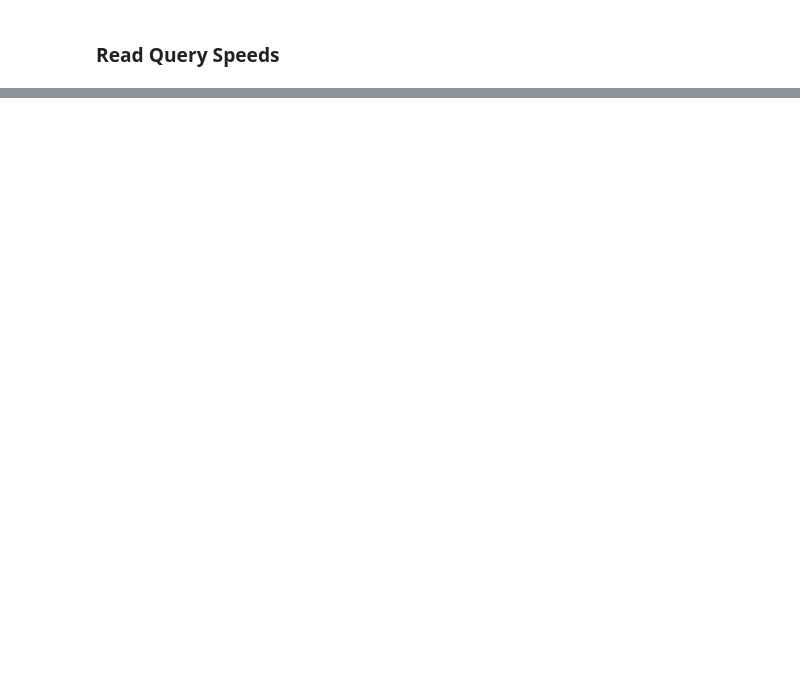
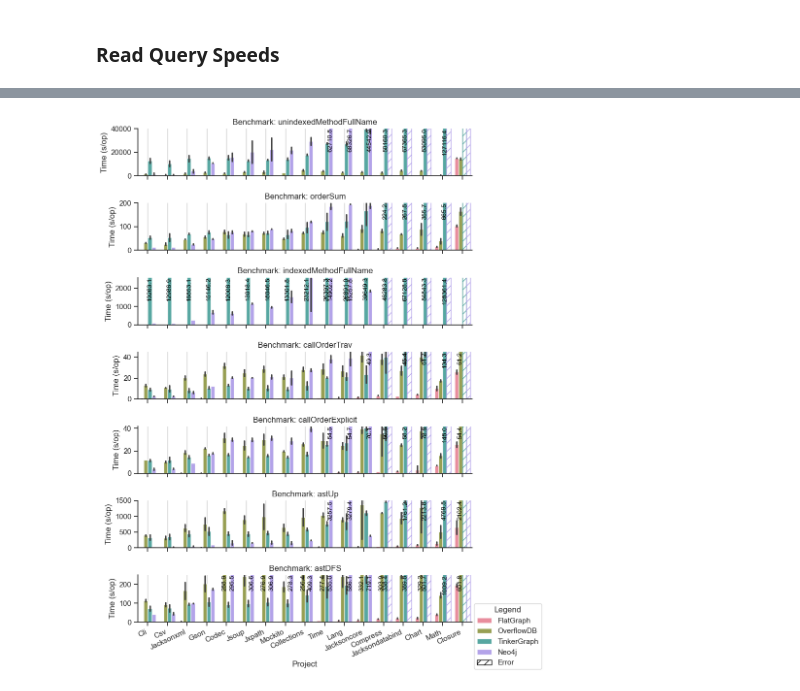
Before and after one commit to plume-oss/benchmarking, a Jupyter notebook: read_write_performance_plots.ipynb, the cells around one changed output, grey strips where cells are left out. Drawn from its saved outputs; the diff is of its cells as text; code cells hidden in the pictures; blank space fills up the shorter version.

```diff
--- a/read_write_performance_plots.ipynb
+++ b/read_write_performance_plots.ipynb
@@ -639,0 +268,87 @@ plt.show()
+# %%
+import seaborn as sns
+import matplotlib.pyplot as plt
+from matplotlib.patches import Patch
+
+df = final_df[(final_df['Type'] == 'read') & (final_df['Benchmark'].isin(benchmarks)) & (final_df['Mem'] == 8)]
+df = impute_error(df)
+
+sns.set_style("ticks", {'axes.grid': True})
+g = sns.catplot(
+    data=df,
+    x='Project',
+    y='Score',
+    hue='Database',
+    order=projects,
+    hue_order=databases,
+    palette=palette,
+    col='Benchmark',
+    kind='bar',
+    height=1.6,
+    col_wrap=1,
+    sharey=False,
+    aspect=4.8,
+    alpha=0.9,
+)
+
+y_limits = {
+    'astDFS': 250,
+    'astUp': 1500,
+    'callOrderExplicit': 42,
+    'callOrderTrav': 45,
+    'indexedMethodFullName': 2600,
+    'orderSum': 200,
+    'unindexedMethodFullName': 40_000,
+}
+
+y_label_unit = df["Unit"].iloc[0]
+g.set_axis_labels("Project", f'Time ({df["Unit"].iloc[0]})')
+g.set_titles("Benchmark: {col_name}")
+
+handles, _ = g.axes.flat[-1].get_legend_handles_labels()
+
+custom_legend = Patch(facecolor='white', edgecolor='black', hatch='//', label='Error')
+
+handles.append(custom_legend)
+
+g.legend.remove()
+
+for ax in g.axes.flat:
+    ax.grid()
+    benchmark_name = ax.get_title().split(": ")[1].split(":")[0]
+    if benchmark_name in y_limits:
+        ax.set_ylim(0, y_limits[benchmark_name])
+
+    ax.set_title(f"Benchmark: {benchmark_name}")
+
+    for label in ax.get_xticklabels():
+        label.set_rotation(25)
+        label.set_ha('right')
+    for i, patch in enumerate(ax.patches):
+        h = int(patch.get_height())
+        y_limit = y_limits[benchmark_name]
+        if h == int(EXCEPTION):
+            original_color = patch.get_facecolor()
+            patch.set_hatch('//')
+            patch.set_facecolor('none')
+            patch.set_edgecolor(original_color)
+        elif patch.get_height() >= y_limit:
+            yval = patch.get_height()
+            ax.text(
+                patch.get_x() + patch.get_width() / 2,
+                min(yval, ax.get_ylim()[1]) - 0.1,
+                f'{yval:.1f}',
+                ha='center',
+                va='top',
+                color='black',
+                fontsize=9.5,
+                rotation=90
+            )
+
+
+g.fig.legend(handles=handles, loc='lower right', title='Legend')
+
+plt.savefig("querySpeeds.pdf", format='pdf', bbox_inches='tight')
+plt.show()
+# %% [output]
+[figure, added]
```
Also changed, not shown: parts of 7 cells of this notebook, 1 other file.
